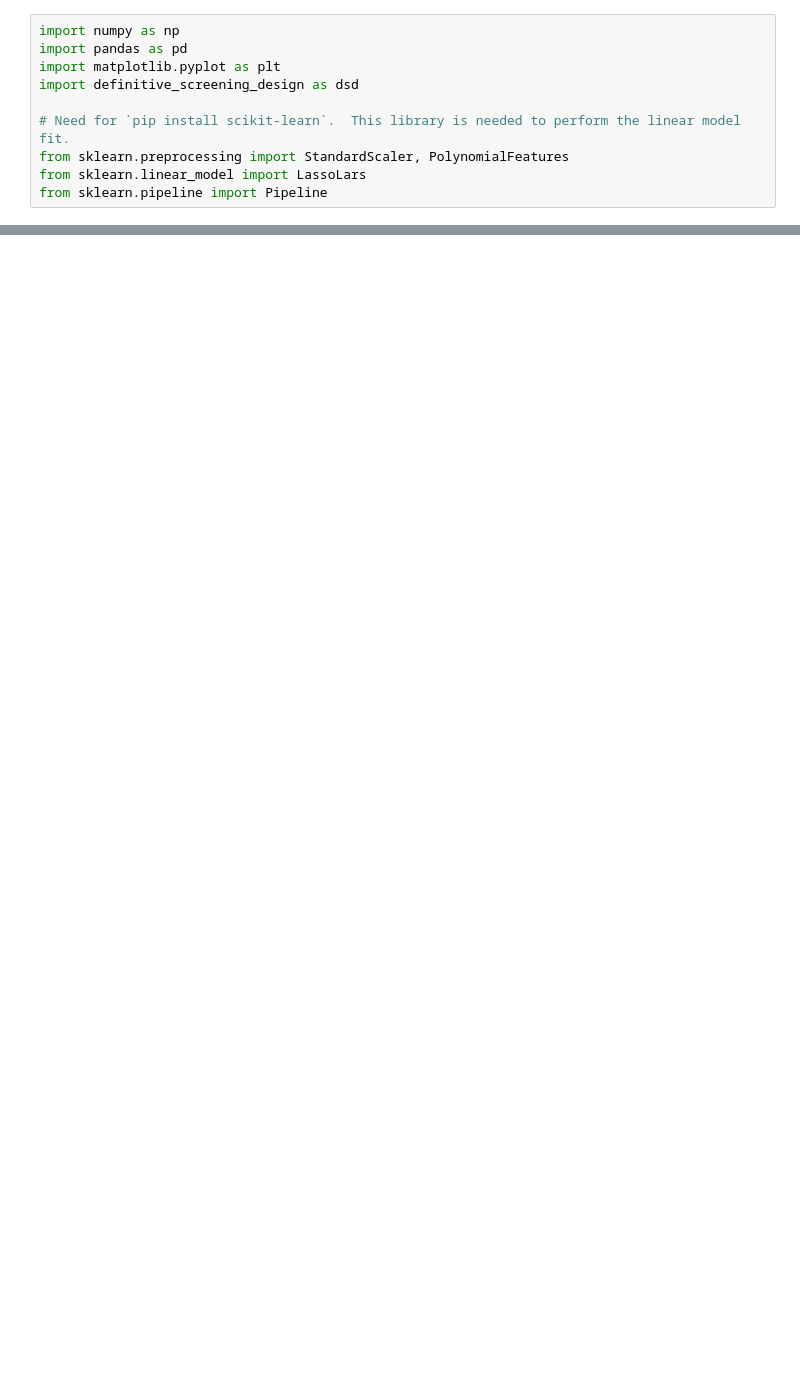
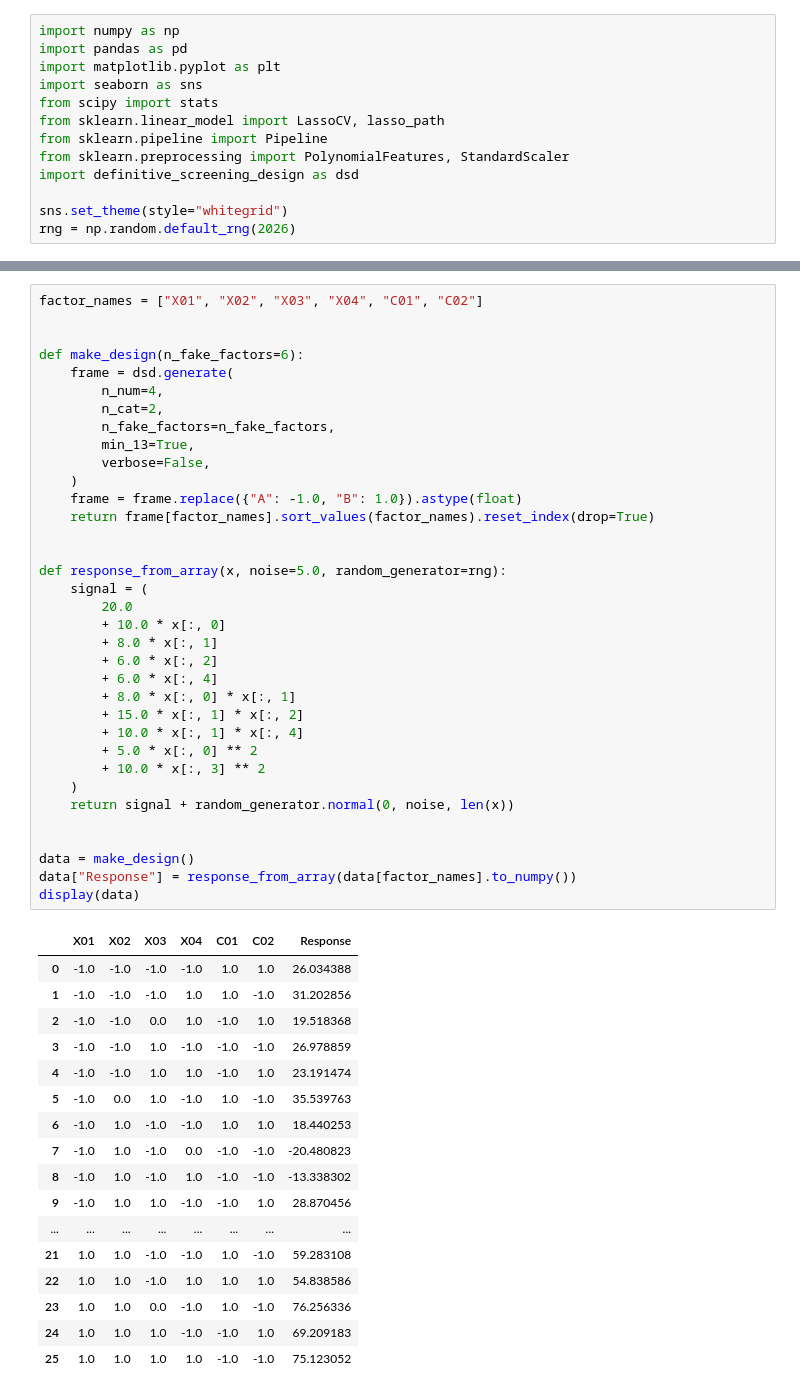
Before and after one commit to danieleongari/definitive_screening_design, a Jupyter notebook: notebooks/4_analysis_of_response_ml.ipynb, the cells around one changed output, grey strips where cells are left out. Drawn from its saved outputs; the diff is of its cells as text; blank space fills up the shorter version.

```diff
--- a/notebooks/4_analysis_of_response_ml.ipynb
+++ b/notebooks/4_analysis_of_response_ml.ipynb
@@ -11,9 +13,12 @@ Try to play with `n_fake_factors` or LassoLars' `alpha` to improve the model suc
 import numpy as np
 import pandas as pd
 import matplotlib.pyplot as plt
+import seaborn as sns
+from scipy import stats
+from sklearn.linear_model import LassoCV, lasso_path
+from sklearn.pipeline import Pipeline
+from sklearn.preprocessing import PolynomialFeatures, StandardScaler
 import definitive_screening_design as dsd
 
-# Need for `pip install scikit-learn`.  This library is needed to perform the linear model fit.
-from sklearn.preprocessing import StandardScaler, PolynomialFeatures
-from sklearn.linear_model import LassoLars
-from sklearn.pipeline import Pipeline
+sns.set_theme(style="whitegrid")
+rng = np.random.default_rng(2026)
@@ -168,0 +25,53 @@ plt.show()
+# %%
+factor_names = ["X01", "X02", "X03", "X04", "C01", "C02"]
+
+
+def make_design(n_fake_factors=6):
+    frame = dsd.generate(
+        n_num=4,
+        n_cat=2,
+        n_fake_factors=n_fake_factors,
+        min_13=True,
+        verbose=False,
+    )
+    frame = frame.replace({"A": -1.0, "B": 1.0}).astype(float)
+    return frame[factor_names].sort_values(factor_names).reset_index(drop=True)
+
+
+def response_from_array(x, noise=5.0, random_generator=rng):
+    signal = (
+        20.0
+        + 10.0 * x[:, 0]
+        + 8.0 * x[:, 1]
+        + 6.0 * x[:, 2]
+        + 6.0 * x[:, 4]
+        + 8.0 * x[:, 0] * x[:, 1]
+        + 15.0 * x[:, 1] * x[:, 2]
+        + 10.0 * x[:, 1] * x[:, 4]
+        + 5.0 * x[:, 0] ** 2
+        + 10.0 * x[:, 3] ** 2
+    )
+    return signal + random_generator.normal(0, noise, len(x))
+
+
+data = make_design()
+data["Response"] = response_from_array(data[factor_names].to_numpy())
+display(data)
+# %% [output]
+|  | X01 | X02 | X03 | X04 | C01 | C02 | Response |
+| 0 | -1.0 | -1.0 | -1.0 | -1.0 | 1.0 | 1.0 | 26.034388 |
+| 1 | -1.0 | -1.0 | -1.0 | 1.0 | 1.0 | -1.0 | 31.202856 |
+| 2 | -1.0 | -1.0 | 0.0 | 1.0 | -1.0 | 1.0 | 19.518368 |
+| 3 | -1.0 | -1.0 | 1.0 | -1.0 | -1.0 | -1.0 | 26.978859 |
+| 4 | -1.0 | -1.0 | 1.0 | 1.0 | -1.0 | 1.0 | 23.191474 |
+| 5 | -1.0 | 0.0 | 1.0 | -1.0 | 1.0 | -1.0 | 35.539763 |
+| 6 | -1.0 | 1.0 | -1.0 | -1.0 | 1.0 | 1.0 | 18.440253 |
+| 7 | -1.0 | 1.0 | -1.0 | 0.0 | -1.0 | -1.0 | -20.480823 |
+| 8 | -1.0 | 1.0 | -1.0 | 1.0 | -1.0 | -1.0 | -13.338302 |
+| 9 | -1.0 | 1.0 | 1.0 | -1.0 | -1.0 | 1.0 | 28.870456 |
+| ... | ... | ... | ... | ... | ... | ... | ... |
+| 21 | 1.0 | 1.0 | -1.0 | -1.0 | 1.0 | -1.0 | 59.283108 |
+| 22 | 1.0 | 1.0 | -1.0 | 1.0 | 1.0 | 1.0 | 54.838586 |
+| 23 | 1.0 | 1.0 | 0.0 | -1.0 | 1.0 | -1.0 | 76.256336 |
+| 24 | 1.0 | 1.0 | 1.0 | -1.0 | -1.0 | 1.0 | 69.209183 |
+| 25 | 1.0 | 1.0 | 1.0 | 1.0 | -1.0 | -1.0 | 75.123052 |
```
Also changed, not shown: parts of 18 cells of this notebook, 4 other files.
